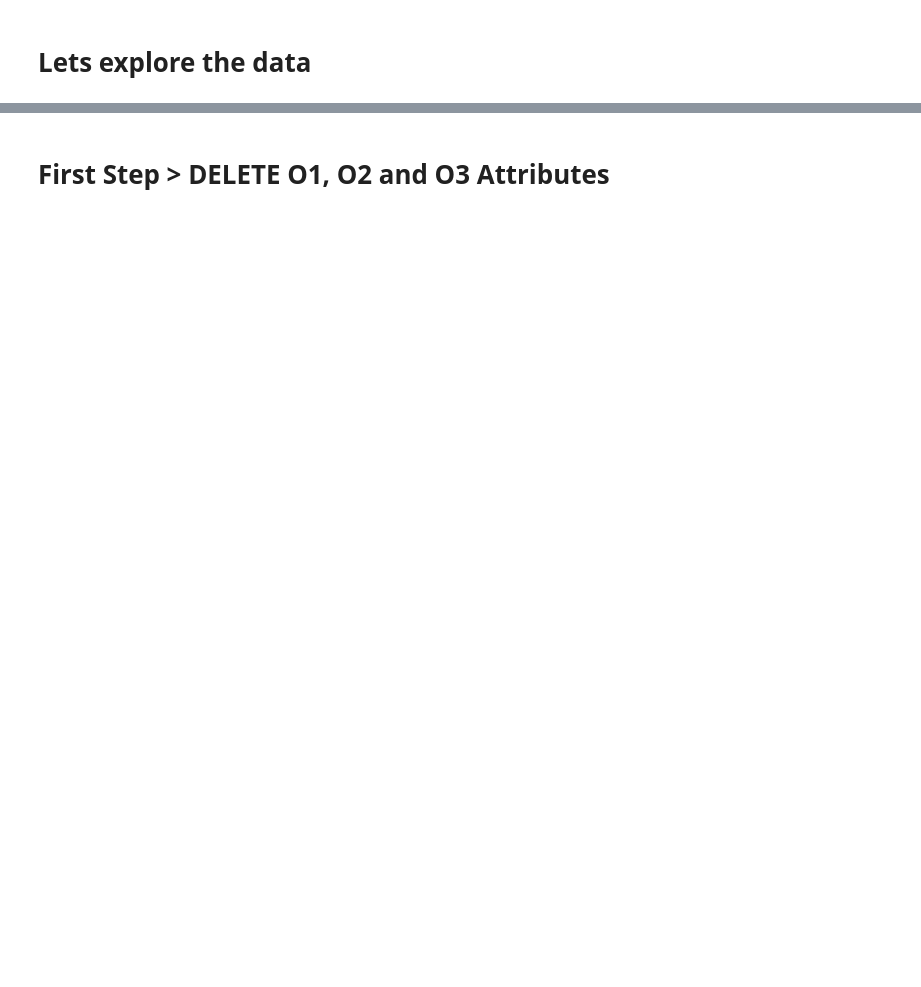
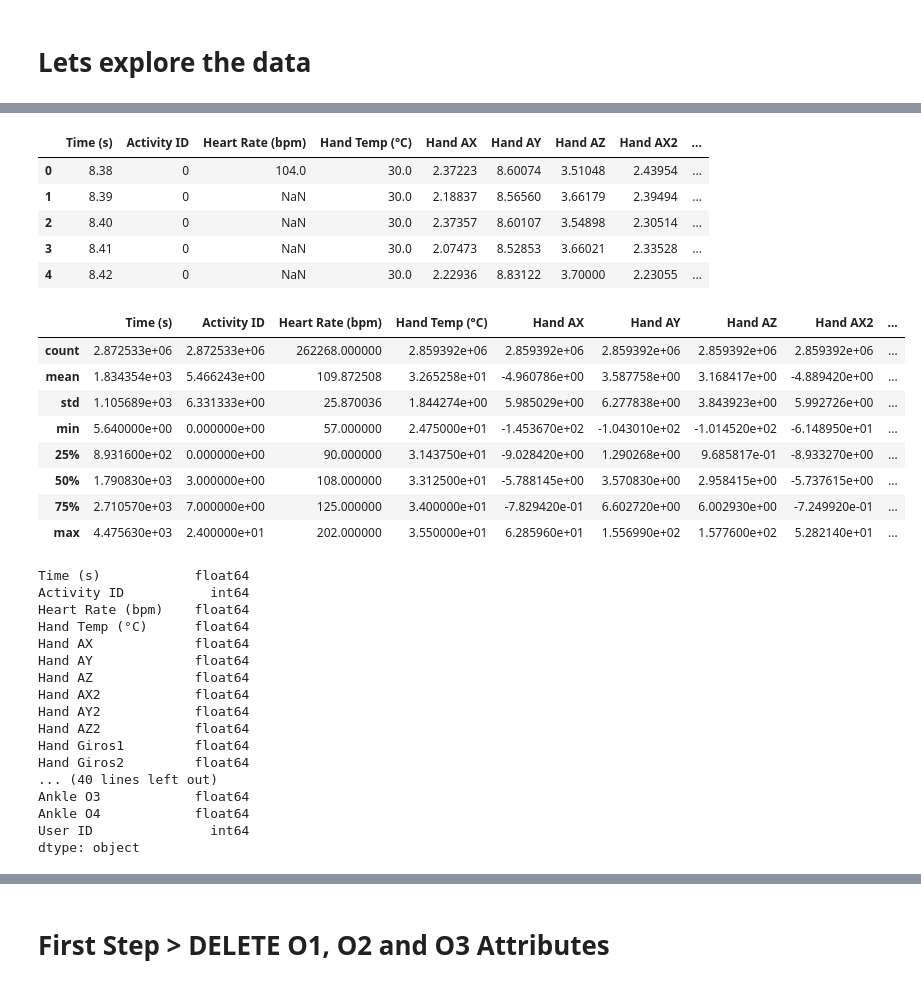
Before and after one commit to ijcernicharo/datamad18_ijcernicharo, a Jupyter notebook: final-project/my_project/FINAL PROJECT.ipynb, the cells around one changed output, grey strips where cells are left out. Drawn from its saved outputs; the diff is of its cells as text; code cells hidden in the pictures; blank space fills up the shorter version.

```diff
--- a/final-project/my_project/FINAL PROJECT.ipynb
+++ b/final-project/my_project/FINAL PROJECT.ipynb
@@ -107,2 +114,37 @@ for item in optional:
 # %%
 display(final_data.head())
+display(final_data.describe())
+display(final_data.dtypes)
+# %% [output]
+|  | Time (s) | Activity ID | Heart Rate (bpm) | Hand Temp (°C) | Hand AX | Hand AY | Hand AZ | Hand AX2 | ... |
+| 0 | 8.38 | 0 | 104.0 | 30.0 | 2.37223 | 8.60074 | 3.51048 | 2.43954 | ... |
+| 1 | 8.39 | 0 | NaN | 30.0 | 2.18837 | 8.56560 | 3.66179 | 2.39494 | ... |
+| 2 | 8.40 | 0 | NaN | 30.0 | 2.37357 | 8.60107 | 3.54898 | 2.30514 | ... |
+| 3 | 8.41 | 0 | NaN | 30.0 | 2.07473 | 8.52853 | 3.66021 | 2.33528 | ... |
+| 4 | 8.42 | 0 | NaN | 30.0 | 2.22936 | 8.83122 | 3.70000 | 2.23055 | ... |
+|  | Time (s) | Activity ID | Heart Rate (bpm) | Hand Temp (°C) | Hand AX | Hand AY | Hand AZ | Hand AX2 | ... |
+| count | 2.872533e+06 | 2.872533e+06 | 262268.000000 | 2.859392e+06 | 2.859392e+06 | 2.859392e+06 | 2.859392e+06 | 2.859392e+06 | ... |
+| mean | 1.834354e+03 | 5.466243e+00 | 109.872508 | 3.265258e+01 | -4.960786e+00 | 3.587758e+00 | 3.168417e+00 | -4.889420e+00 | ... |
+| std | 1.105689e+03 | 6.331333e+00 | 25.870036 | 1.844274e+00 | 5.985029e+00 | 6.277838e+00 | 3.843923e+00 | 5.992726e+00 | ... |
+| min | 5.640000e+00 | 0.000000e+00 | 57.000000 | 2.475000e+01 | -1.453670e+02 | -1.043010e+02 | -1.014520e+02 | -6.148950e+01 | ... |
+| 25% | 8.931600e+02 | 0.000000e+00 | 90.000000 | 3.143750e+01 | -9.028420e+00 | 1.290268e+00 | 9.685817e-01 | -8.933270e+00 | ... |
+| 50% | 1.790830e+03 | 3.000000e+00 | 108.000000 | 3.312500e+01 | -5.788145e+00 | 3.570830e+00 | 2.958415e+00 | -5.737615e+00 | ... |
+| 75% | 2.710570e+03 | 7.000000e+00 | 125.000000 | 3.400000e+01 | -7.829420e-01 | 6.602720e+00 | 6.002930e+00 | -7.249920e-01 | ... |
+| max | 4.475630e+03 | 2.400000e+01 | 202.000000 | 3.550000e+01 | 6.285960e+01 | 1.556990e+02 | 1.577600e+02 | 5.282140e+01 | ... |
+Time (s)            float64
+Activity ID           int64
+Heart Rate (bpm)    float64
+Hand Temp (°C)      float64
+Hand AX             float64
+Hand AY             float64
+Hand AZ             float64
+Hand AX2            float64
+Hand AY2            float64
+Hand AZ2            float64
+Hand Giros1         float64
+Hand Giros2         float64
+... (40 lines left out)
+Ankle O3            float64
+Ankle O4            float64
+User ID               int64
+dtype: object
```
Also changed, not shown: parts of 23 cells of this notebook.
